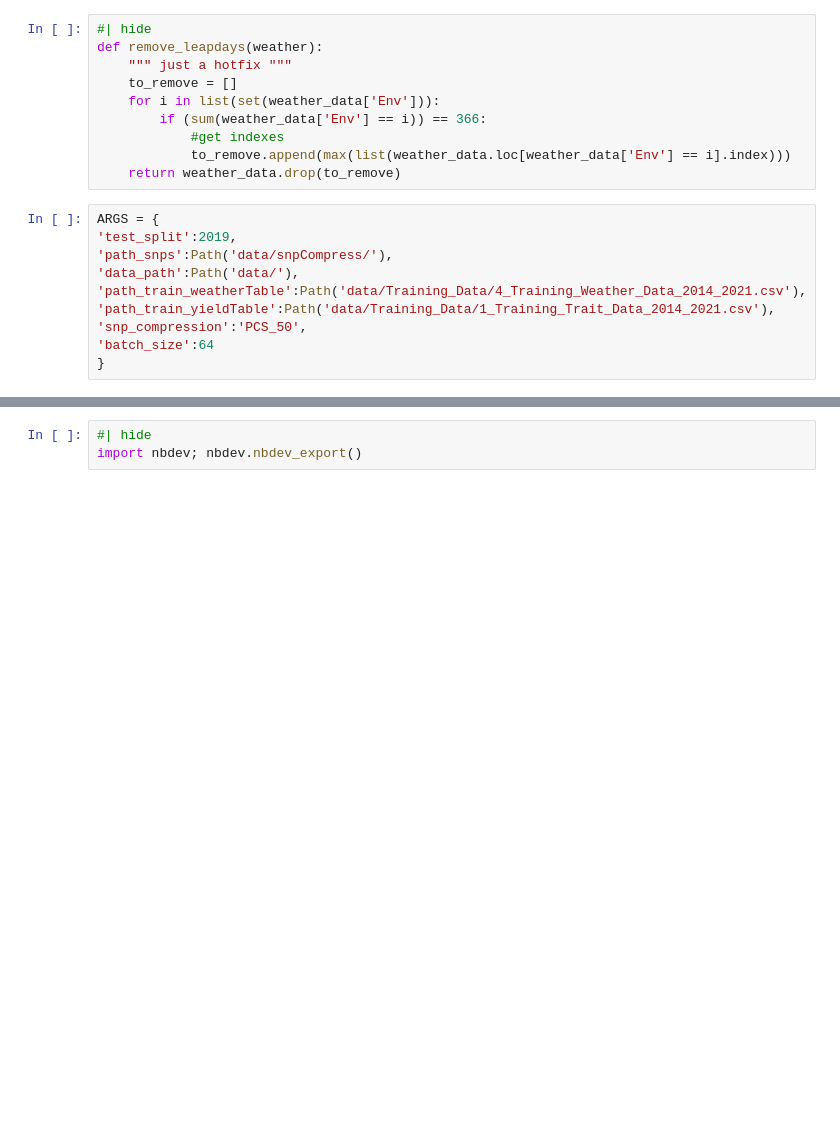
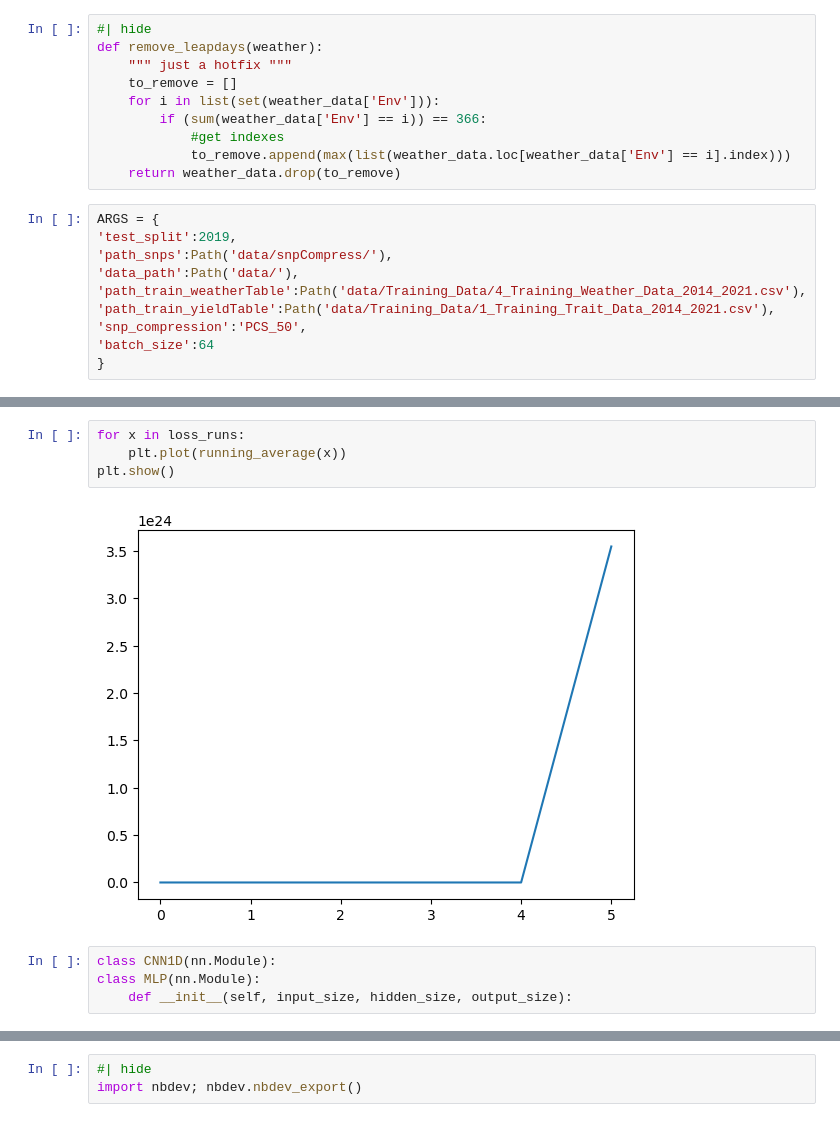
Before and after one commit to cjGO/hybridpredictmaize22, a Jupyter notebook: dev_nbs/03_gemLearner.ipynb, the cells around one changed output, grey strips where cells are left out. Saved outputs shown, nothing was run; the diff lists cells and outputs as text; blank space fills up the shorter version.

```diff
--- a/dev_nbs/03_gemLearner.ipynb
+++ b/dev_nbs/03_gemLearner.ipynb
@@ -352,0 +387,10 @@ learn.fit(1)
+# %%
+for x in loss_runs:
+    plt.plot(running_average(x))
+plt.show()
+# %% [output]
+[figure, added]
+# %%
+class CNN1D(nn.Module):
+class MLP(nn.Module):
+    def __init__(self, input_size, hidden_size, output_size):
```
Also changed, not shown: parts of 55 cells of this notebook, 2 other files.
